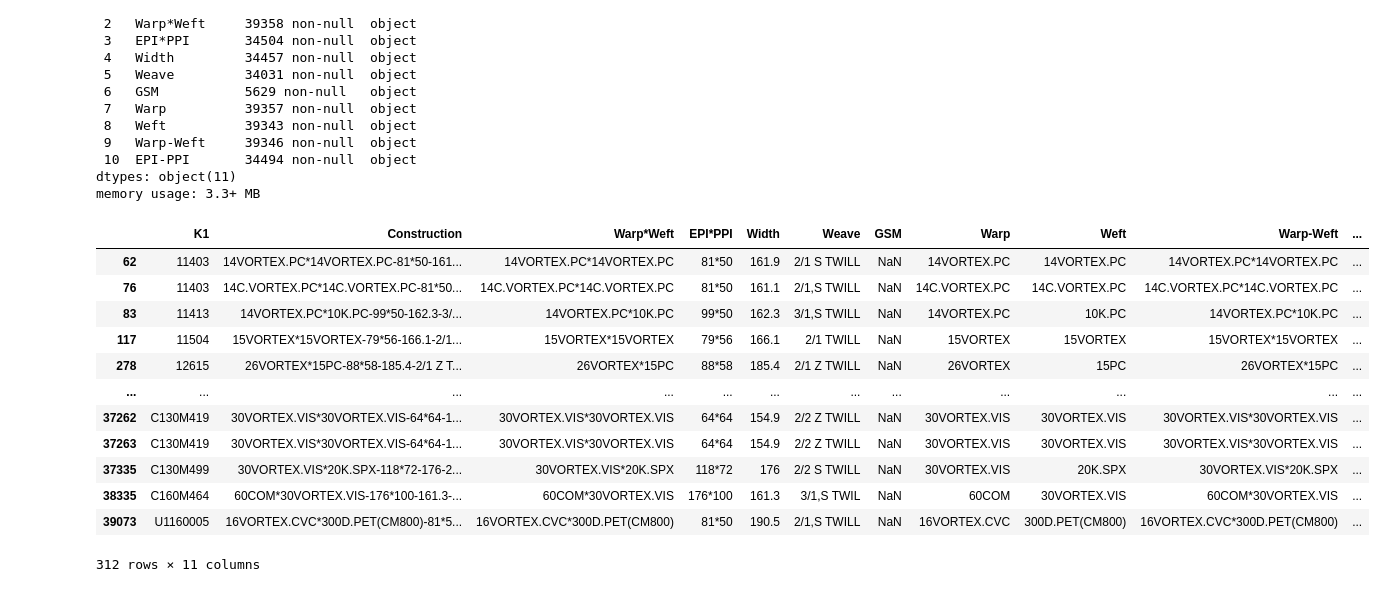
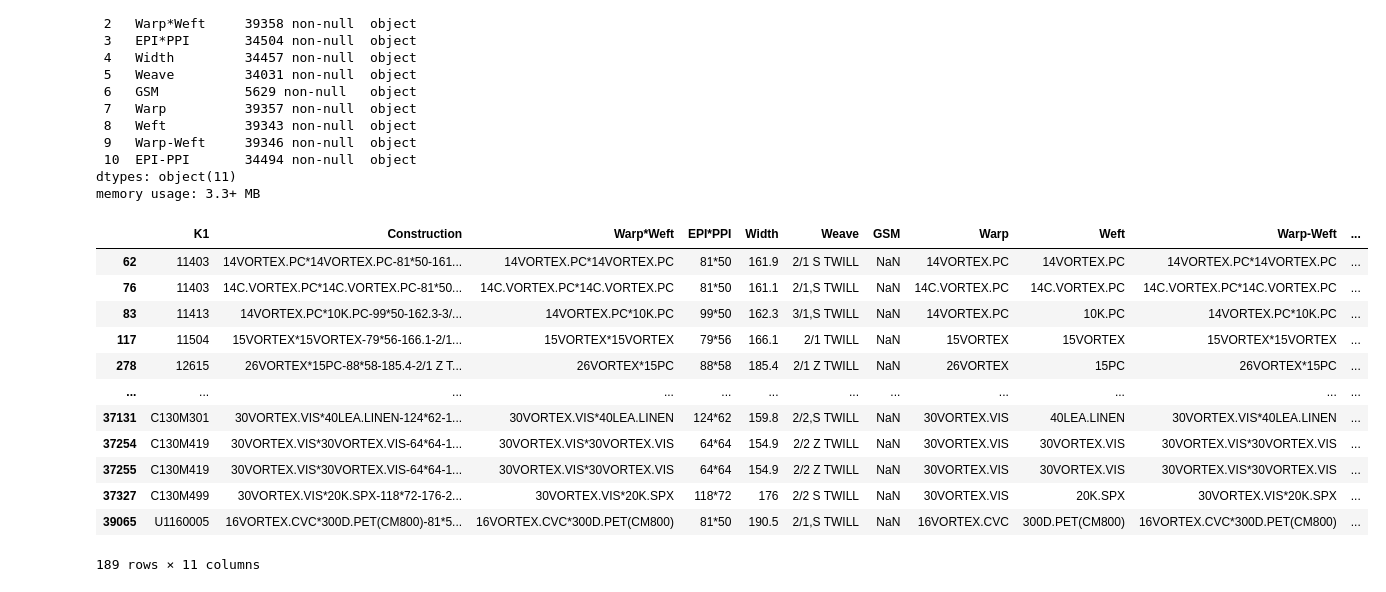
Before and after one commit to sinchan-s/F3P, a Jupyter notebook: main.ipynb, the cells around one changed output. Cells and saved outputs as stored; diff of their text form; code cells hidden in the pictures.

```diff
--- a/main.ipynb
+++ b/main.ipynb
@@ -621,19 +621,19 @@ Data columns (total 11 columns):
 dtypes: object(11)
 memory usage: 3.3+ MB
 # %%
-selection_df = art_df[art_df['Construction'].str.contains('VOR', regex=False)]
+selection_df = art_df[art_df['Warp'].str.contains('VOR', regex=False)]
 selection_df
 # %% [output]
 |  | K1 | Construction | Warp*Weft | EPI*PPI | Width | Weave | GSM | Warp | Weft | Warp-Weft | ... |
 | 62 | 11403 | 14VORTEX.PC*14VORTEX.PC-81*50-161... | 14VORTEX.PC*14VORTEX.PC | 81*50 | 161.9 | 2/1 S TWILL | NaN | 14VORTEX.PC | 14VORTEX.PC | 14VORTEX.PC*14VORTEX.PC | ... |
 | 76 | 11403 | 14C.VORTEX.PC*14C.VORTEX.PC-81*50... | 14C.VORTEX.PC*14C.VORTEX.PC | 81*50 | 161.1 | 2/1,S TWILL | NaN | 14C.VORTEX.PC | 14C.VORTEX.PC | 14C.VORTEX.PC*14C.VORTEX.PC | ... |
 | 83 | 11413 | 14VORTEX.PC*10K.PC-99*50-162.3-3/... | 14VORTEX.PC*10K.PC | 99*50 | 162.3 | 3/1,S TWILL | NaN | 14VORTEX.PC | 10K.PC | 14VORTEX.PC*10K.PC | ... |
 | 117 | 11504 | 15VORTEX*15VORTEX-79*56-166.1-2/1... | 15VORTEX*15VORTEX | 79*56 | 166.1 | 2/1 TWILL | NaN | 15VORTEX | 15VORTEX | 15VORTEX*15VORTEX | ... |
 | 278 | 12615 | 26VORTEX*15PC-88*58-185.4-2/1 Z T... | 26VORTEX*15PC | 88*58 | 185.4 | 2/1 Z TWILL | NaN | 26VORTEX | 15PC | 26VORTEX*15PC | ... |
 | ... | ... | ... | ... | ... | ... | ... | ... | ... | ... | ... | ... |
-| 37262 | C130M419 | 30VORTEX.VIS*30VORTEX.VIS-64*64-1... | 30VORTEX.VIS*30VORTEX.VIS | 64*64 | 154.9 | 2/2 Z TWILL | NaN | 30VORTEX.VIS | 30VORTEX.VIS | 30VORTEX.VIS*30VORTEX.VIS | ... |
-| 37263 | C130M419 | 30VORTEX.VIS*30VORTEX.VIS-64*64-1... | 30VORTEX.VIS*30VORTEX.VIS | 64*64 | 154.9 | 2/2 Z TWILL | NaN | 30VORTEX.VIS | 30VORTEX.VIS | 30VORTEX.VIS*30VORTEX.VIS | ... |
-| 37335 | C130M499 | 30VORTEX.VIS*20K.SPX-118*72-176-2... | 30VORTEX.VIS*20K.SPX | 118*72 | 176 | 2/2 S TWILL | NaN | 30VORTEX.VIS | 20K.SPX | 30VORTEX.VIS*20K.SPX | ... |
-| 38335 | C160M464 | 60COM*30VORTEX.VIS-176*100-161.3-... | 60COM*30VORTEX.VIS | 176*100 | 161.3 | 3/1,S TWIL | NaN | 60COM | 30VORTEX.VIS | 60COM*30VORTEX.VIS | ... |
-| 39073 | U1160005 | 16VORTEX.CVC*300D.PET(CM800)-81*5... | 16VORTEX.CVC*300D.PET(CM800) | 81*50 | 190.5 | 2/1,S TWILL | NaN | 16VORTEX.CVC | 300D.PET(CM800) | 16VORTEX.CVC*300D.PET(CM800) | ... |
+| 37131 | C130M301 | 30VORTEX.VIS*40LEA.LINEN-124*62-1... | 30VORTEX.VIS*40LEA.LINEN | 124*62 | 159.8 | 2/2,S TWILL | NaN | 30VORTEX.VIS | 40LEA.LINEN | 30VORTEX.VIS*40LEA.LINEN | ... |
+| 37254 | C130M419 | 30VORTEX.VIS*30VORTEX.VIS-64*64-1... | 30VORTEX.VIS*30VORTEX.VIS | 64*64 | 154.9 | 2/2 Z TWILL | NaN | 30VORTEX.VIS | 30VORTEX.VIS | 30VORTEX.VIS*30VORTEX.VIS | ... |
+| 37255 | C130M419 | 30VORTEX.VIS*30VORTEX.VIS-64*64-1... | 30VORTEX.VIS*30VORTEX.VIS | 64*64 | 154.9 | 2/2 Z TWILL | NaN | 30VORTEX.VIS | 30VORTEX.VIS | 30VORTEX.VIS*30VORTEX.VIS | ... |
+| 37327 | C130M499 | 30VORTEX.VIS*20K.SPX-118*72-176-2... | 30VORTEX.VIS*20K.SPX | 118*72 | 176 | 2/2 S TWILL | NaN | 30VORTEX.VIS | 20K.SPX | 30VORTEX.VIS*20K.SPX | ... |
+| 39065 | U1160005 | 16VORTEX.CVC*300D.PET(CM800)-81*5... | 16VORTEX.CVC*300D.PET(CM800) | 81*50 | 190.5 | 2/1,S TWILL | NaN | 16VORTEX.CVC | 300D.PET(CM800) | 16VORTEX.CVC*300D.PET(CM800) | ... |
-312 rows × 11 columns
+189 rows × 11 columns
```
Also changed, not shown: parts of 1 cell of this notebook.
